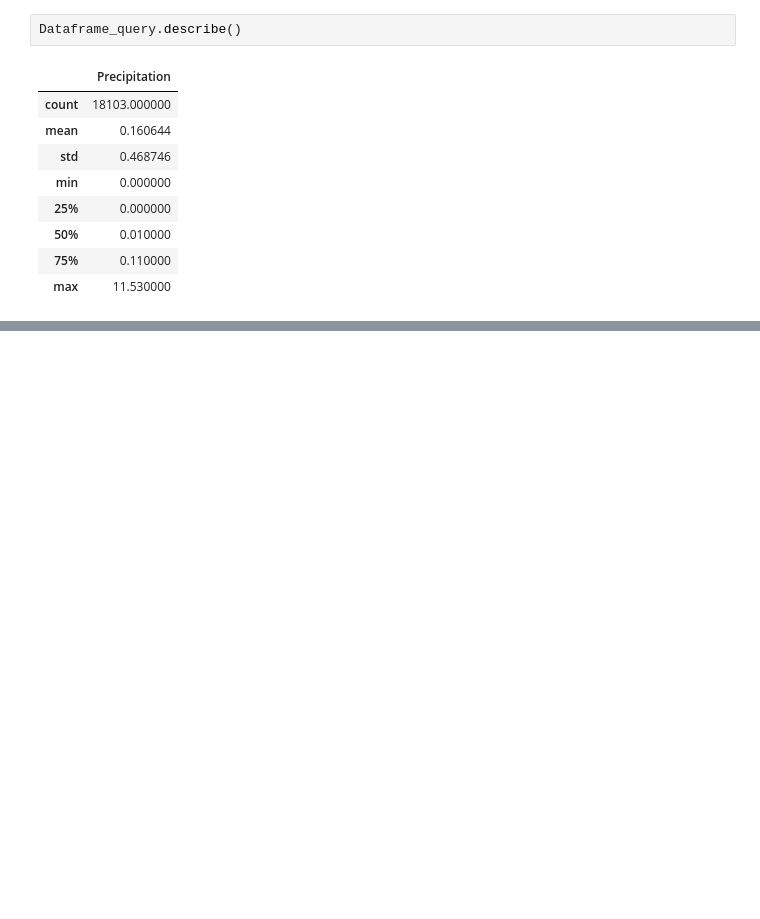
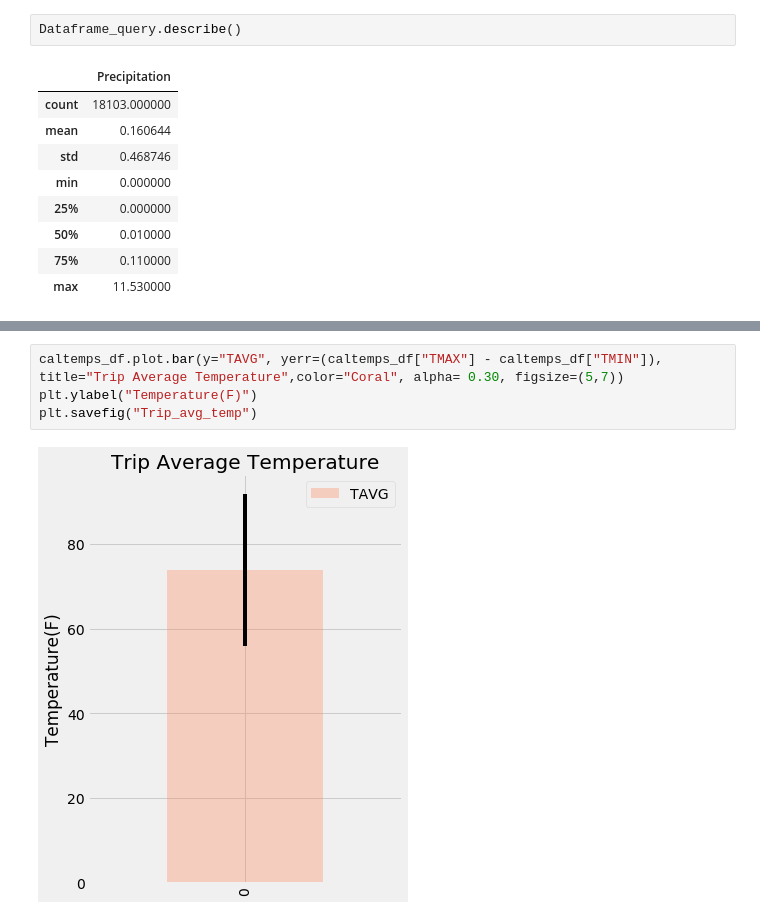
Before and after one commit to laurybenoit/SQLAlchemy-, a Jupyter notebook: climate_surf.ipynb, the cells around one changed output, grey strips where cells are left out. Drawn from its saved outputs; the diff is of its cells as text; blank space fills up the shorter version.

```diff
--- a/climate_surf.ipynb
+++ b/climate_surf.ipynb
@@ -138,0 +221,6 @@ total_station
+# %%
+caltemps_df.plot.bar(y="TAVG", yerr=(caltemps_df["TMAX"] - caltemps_df["TMIN"]), title="Trip Average Temperature",color="Coral", alpha= 0.30, figsize=(5,7))
+plt.ylabel("Temperature(F)")
+plt.savefig("Trip_avg_temp")
+# %% [output]
+[figure, added]
```
Also changed, not shown: parts of 10 cells of this notebook, 2 other files.
